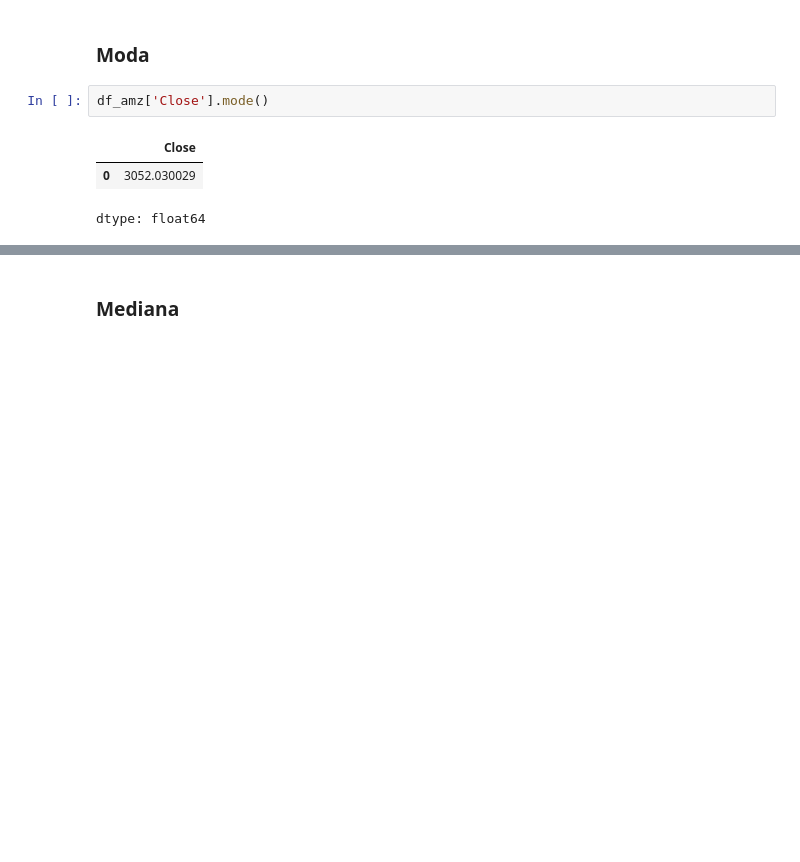
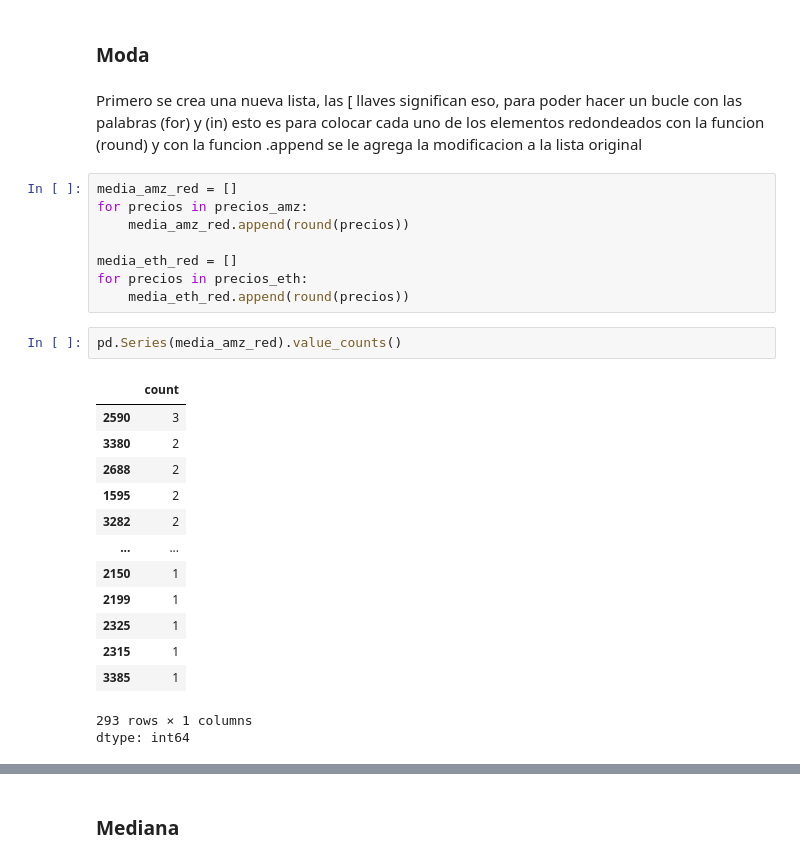
Before and after one commit to MafeRC08/MafeRC08, a Jupyter notebook: Copia_de_Estadística_Descriptiva_Centralidad.ipynb, the cells around one changed output, grey strips where cells are left out. Saved outputs shown, nothing was run; the diff lists cells and outputs as text; blank space fills up the shorter version.

```diff
--- a/Copia_de_Estadística_Descriptiva_Centralidad.ipynb
+++ b/Copia_de_Estadística_Descriptiva_Centralidad.ipynb
@@ -112,9 +112,30 @@ print (f' Precio medio de Ethereum:, {media_eth}')
  Precio medio de Ethereum:, 2927.1955982409027
 # %% [markdown]
 ### Moda
-# %%
-df_amz['Close'].mode()
-# %% [output]
-|  | Close |
-| 0 | 3052.030029 |
-dtype: float64
+# %% [markdown]
+Primero se crea una nueva lista, las [ llaves significan eso, para poder hacer un bucle con las palabras (for) y (in) esto es para colocar cada uno de los elementos redondeados con la funcion (round) y con la funcion .append se le agrega la modificacion a la lista original
+# %%
+media_amz_red = []
+for precios in precios_amz:
+    media_amz_red.append(round(precios))
+
+media_eth_red = []
+for precios in precios_eth:
+    media_eth_red.append(round(precios))
+# %%
+pd.Series(media_amz_red).value_counts()
+# %% [output]
+|  | count |
+| 2590 | 3 |
+| 3380 | 2 |
+| 2688 | 2 |
+| 1595 | 2 |
+| 3282 | 2 |
+| ... | ... |
+| 2150 | 1 |
+| 2199 | 1 |
+| 2325 | 1 |
+| 2315 | 1 |
+| 3385 | 1 |
+293 rows × 1 columns
+dtype: int64
```
Also changed, not shown: parts of 5 cells of this notebook.
